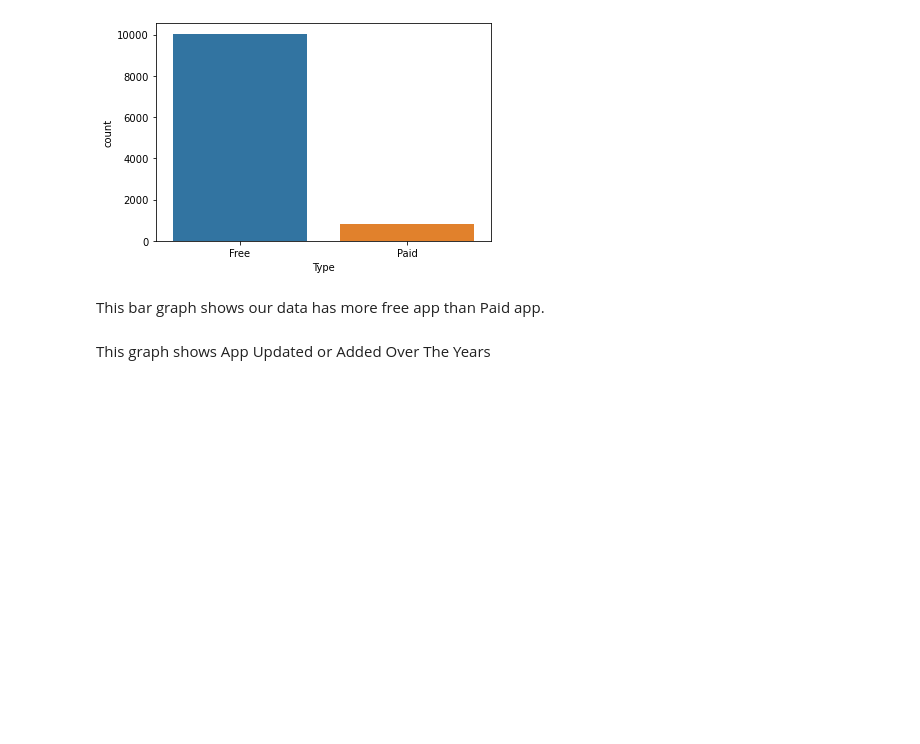
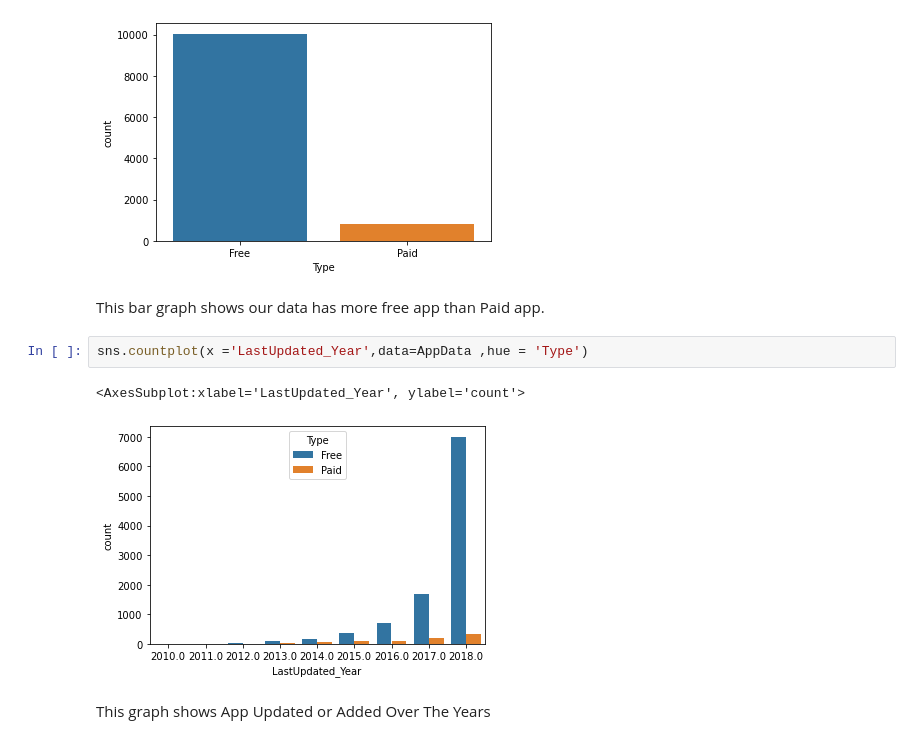
Before and after one commit to SarahOdan/FinalProject, a Jupyter notebook: FinalProject_SarahAlodan.ipynb, the cells around one changed output. Saved outputs shown, nothing was run; the diff lists cells and outputs as text; blank space fills up the shorter version.

```diff
--- a/FinalProject_SarahAlodan.ipynb
+++ b/FinalProject_SarahAlodan.ipynb
@@ -517,8 +517,13 @@ sns.countplot(x ='Type',data=AppData )
 # %% [output]
 <AxesSubplot:xlabel='Type', ylabel='count'>
 [figure]
-# %% [markdown]
-This bar graph shows our data has more free app than Paid app.
+# %% [markdown]
+This bar graph shows our data has more free app than Paid app.
+# %%
+sns.countplot(x ='LastUpdated_Year',data=AppData ,hue = 'Type')
+# %% [output]
+<AxesSubplot:xlabel='LastUpdated_Year', ylabel='count'>
+[figure, added]
 # %% [markdown]
 This graph shows App Updated or Added Over The Years
 # %%
```
Also changed, not shown: parts of 5 cells of this notebook.
